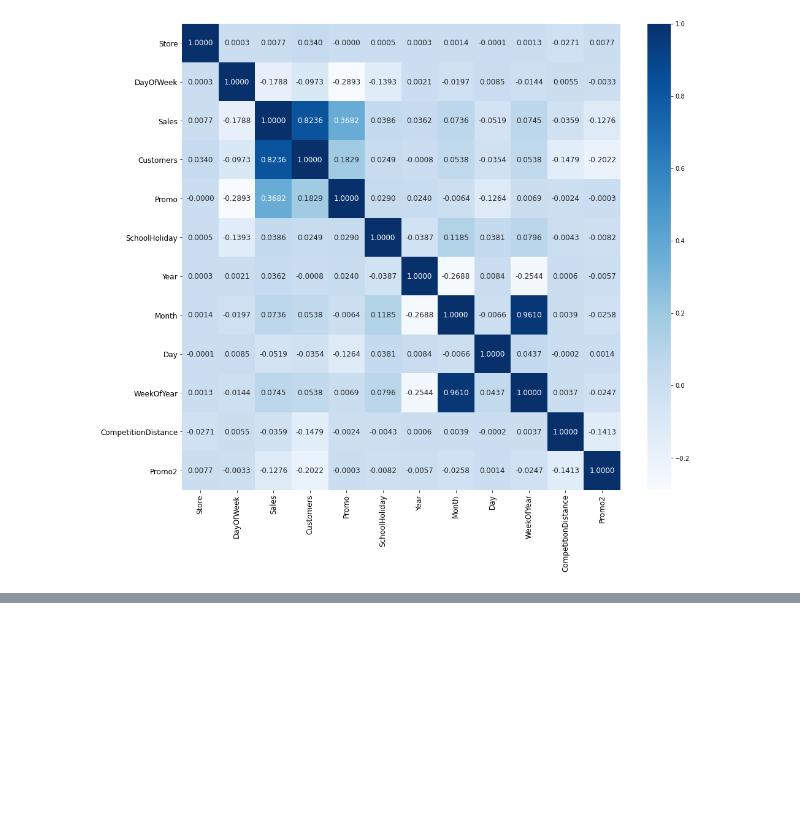
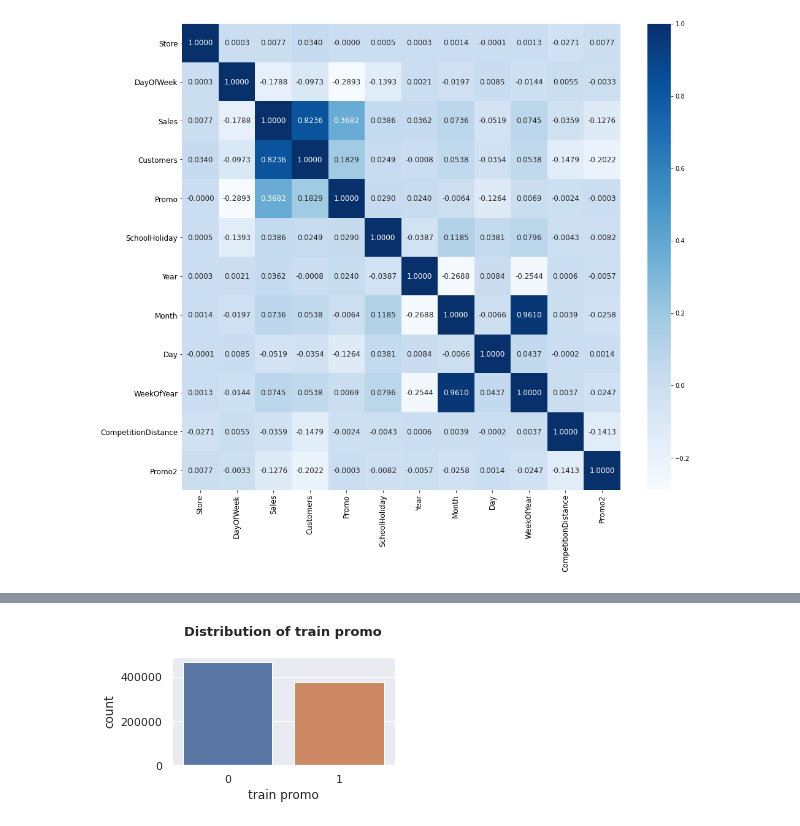
Before and after one commit to Bethelsis/Pharmaceutical-Sales-prediction, a Jupyter notebook: Notebooks/sales_predict_prophet.ipynb, the cells around one changed output, grey strips where cells are left out. Cells and saved outputs as stored; diff of their text form; code cells hidden in the pictures; blank space fills up the shorter version.

```diff
--- a/Notebooks/sales_predict_prophet.ipynb
+++ b/Notebooks/sales_predict_prophet.ipynb
@@ -54,7 +49,15 @@ train_data.head()
 | 3 | 4 | 5 | 2015-07-31 | 13995 | 1498 | 1 | 1 | 0 | 1 |
 | 4 | 5 | 5 | 2015-07-31 | 4822 | 559 | 1 | 1 | 0 | 1 |
 # %%
-test_data=pd.read_csv("test.csv")
+path = 'data/test.csv'
+repo = '/home/bethelhem/Pharmaceutical-Sales-prediction'
+version = 'test_v1'
+data_url = dvc.api.get_url(
+    path = path,
+    repo = repo,
+    rev=version
+    )
+test_data=pd.read_csv(data_url)
 test_data.head()
 # %% [output]
 |  | Id | Store | DayOfWeek | Date | Open | Promo | StateHoliday | SchoolHoliday |
@@ -247,0 +292,15 @@ plt.show()
+# %%
+def plot_counts(df:pd.DataFrame, column1:str) -> None:
+    plt.figure(figsize=(4, 2))
+    sns.countplot(data=df, x=column1)
+    plt.title(f'Distribution of {column1}\n', size=13, fontweight='bold')
+    plt.show()
+# %%
+promo = pd.DataFrame()
+promo['train promo'] = train_data['Promo']
+promo['test promo'] = test_data['Promo']
+# %%
+
+plot_counts(promo, 'train promo')
+# %% [output]
+[figure, added]
```
Also changed, not shown: parts of 12 cells of this notebook.
